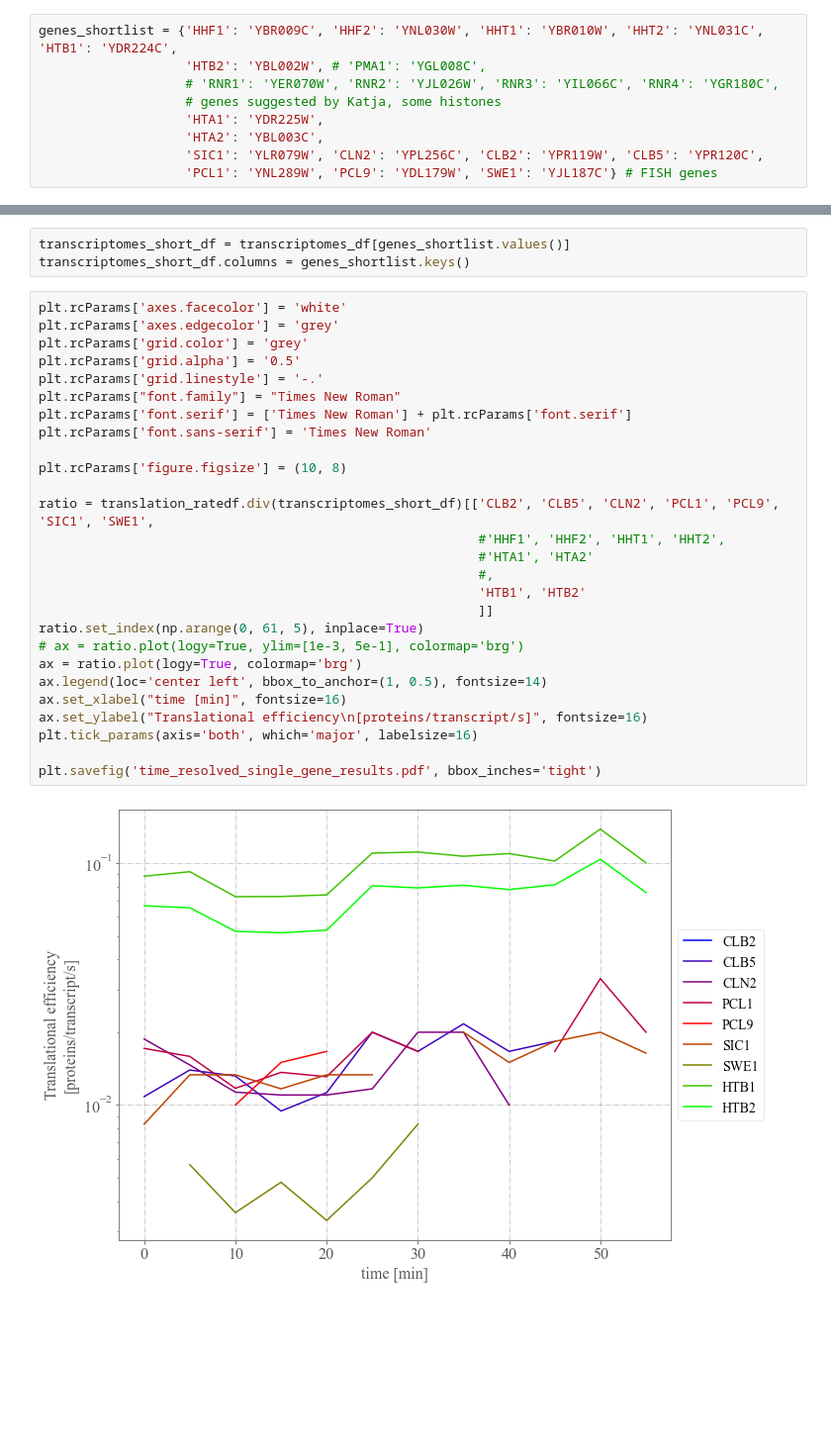
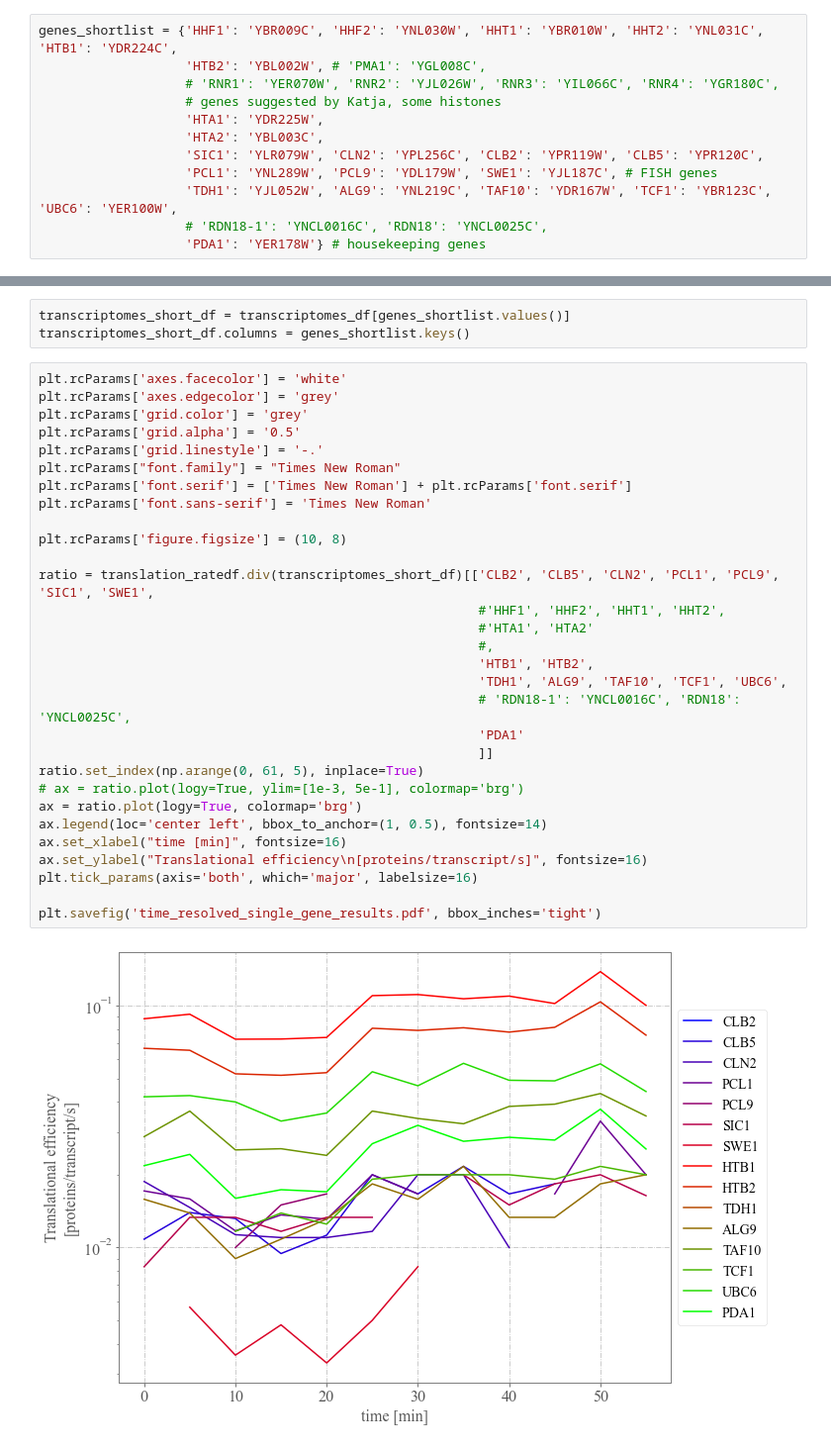
Before and after one commit to gittenberg/TRSL2, a Jupyter notebook: notebooks/30_Time-resolved single-gene analyses.ipynb, the cells around one changed output, grey strips where cells are left out. Shown: that part at 99% size. Saved outputs shown, nothing was run; the diff lists cells and outputs as text; blank space fills up the shorter version.

```diff
--- a/notebooks/30_Time-resolved single-gene analyses.ipynb
+++ b/notebooks/30_Time-resolved single-gene analyses.ipynb
@@ -134,7 +136,10 @@ genes_shortlist = {'HHF1': 'YBR009C', 'HHF2': 'YNL030W', 'HHT1': 'YBR010W', 'HHT
                    'HTA1': 'YDR225W',
                    'HTA2': 'YBL003C',
                    'SIC1': 'YLR079W', 'CLN2': 'YPL256C', 'CLB2': 'YPR119W', 'CLB5': 'YPR120C',
-                   'PCL1': 'YNL289W', 'PCL9': 'YDL179W', 'SWE1': 'YJL187C'} # FISH genes
+                   'PCL1': 'YNL289W', 'PCL9': 'YDL179W', 'SWE1': 'YJL187C', # FISH genes
+                   'TDH1': 'YJL052W', 'ALG9': 'YNL219C', 'TAF10': 'YDR167W', 'TCF1': 'YBR123C', 'UBC6': 'YER100W',
+                   # 'RDN18-1': 'YNCL0016C', 'RDN18': 'YNCL0025C',
+                   'PDA1': 'YER178W'} # housekeeping genes
 # %%
 translation_rate_shortlist = {}
 
@@ -154,29 +159,32 @@ transcriptomes_short_df.columns = genes_shortlist.keys()
 # %%
 plt.rcParams['axes.facecolor'] = 'white'
 plt.rcParams['axes.edgecolor'] = 'grey'
 plt.rcParams['grid.color'] = 'grey'
 plt.rcParams['grid.alpha'] = '0.5'
 plt.rcParams['grid.linestyle'] = '-.'
 plt.rcParams["font.family"] = "Times New Roman"
 plt.rcParams['font.serif'] = ['Times New Roman'] + plt.rcParams['font.serif']
 plt.rcParams['font.sans-serif'] = 'Times New Roman'
 
 plt.rcParams['figure.figsize'] = (10, 8)
 
 ratio = translation_ratedf.div(transcriptomes_short_df)[['CLB2', 'CLB5', 'CLN2', 'PCL1', 'PCL9', 'SIC1', 'SWE1',
                                                          #'HHF1', 'HHF2', 'HHT1', 'HHT2',
                                                          #'HTA1', 'HTA2'
                                                          #,
-                                                         'HTB1', 'HTB2'
+                                                         'HTB1', 'HTB2',
+                                                         'TDH1', 'ALG9', 'TAF10', 'TCF1', 'UBC6',
+                                                         # 'RDN18-1': 'YNCL0016C', 'RDN18': 'YNCL0025C',
+                                                         'PDA1'
                                                          ]]
 ratio.set_index(np.arange(0, 61, 5), inplace=True)
 # ax = ratio.plot(logy=True, ylim=[1e-3, 5e-1], colormap='brg')
 ax = ratio.plot(logy=True, colormap='brg')
 ax.legend(loc='center left', bbox_to_anchor=(1, 0.5), fontsize=14)
 ax.set_xlabel("time [min]", fontsize=16)
 ax.set_ylabel("Translational efficiency\n[proteins/transcript/s]", fontsize=16)
 plt.tick_params(axis='both', which='major', labelsize=16)
 
 plt.savefig('time_resolved_single_gene_results.pdf', bbox_inches='tight')
 # %% [output]
-[figure, old version]
+[figure, new version]
```
Also changed, not shown: parts of 1 cell of this notebook.
